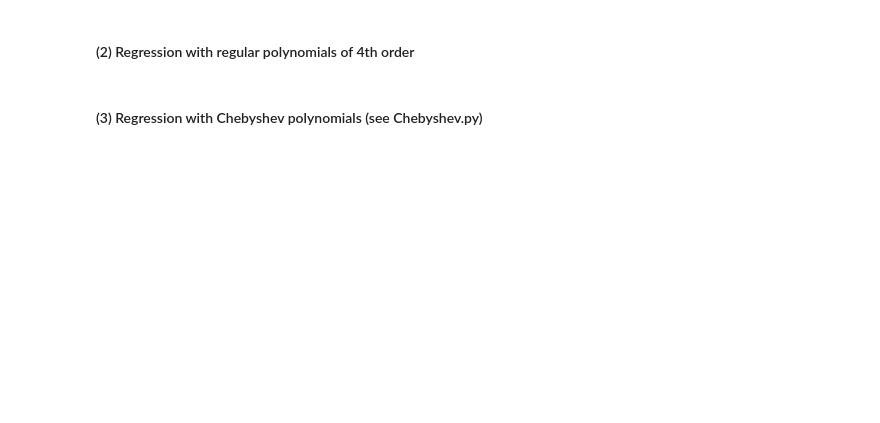
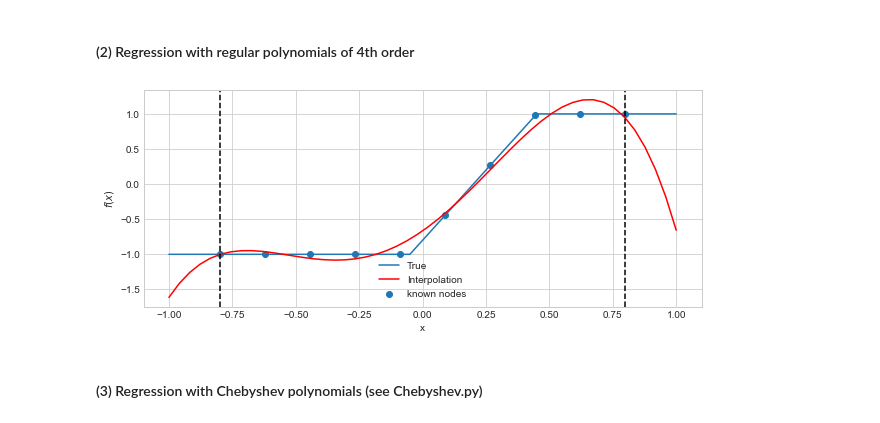
Before and after one commit to FrederikDegn/dp_ucph, a Jupyter notebook: 1_theory_tools/exercises/ex_ante/08_function_approx.ipynb, the cells around one changed output. Saved outputs shown, nothing was run; the diff lists cells and outputs as text; code cells hidden in the pictures; blank space fills up the shorter version.

```diff
--- a/1_theory_tools/exercises/ex_ante/08_function_approx.ipynb
+++ b/1_theory_tools/exercises/ex_ante/08_function_approx.ipynb
@@ -86,11 +90,18 @@ plot(f_cubicSpine_interp)
 # %%
 # Define the variables for the regression
 X = np.transpose([x_known**(i) for i in range(4+1)])
 
-# fill in
+from numpy import linalg as la
+
+betas = la.inv(X.T@X)@X.T@f_known
+Gmat = np.transpose([G**(i) for i in range(4+1)])
+
+f_reg_interp = Gmat@betas
 
 # Plot
 plot(f_reg_interp)
+# %% [output]
+[figure, added]
 # %% [markdown]
 #### (3) Regression with Chebyshev polynomials (see Chebyshev.py)
 # %%
```
Also changed, not shown: parts of 6 cells of this notebook, 2 other files.
